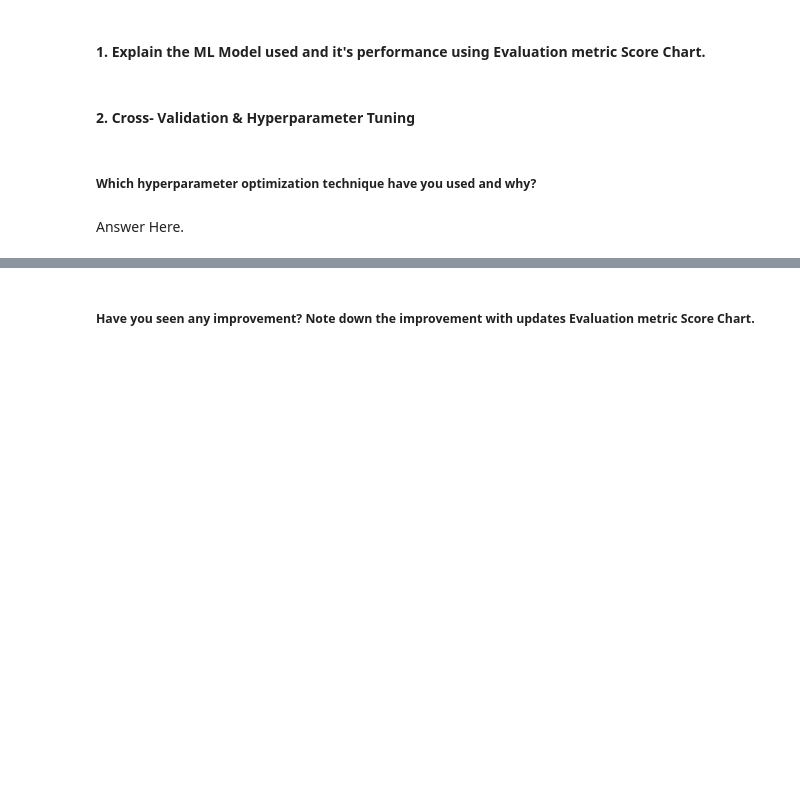
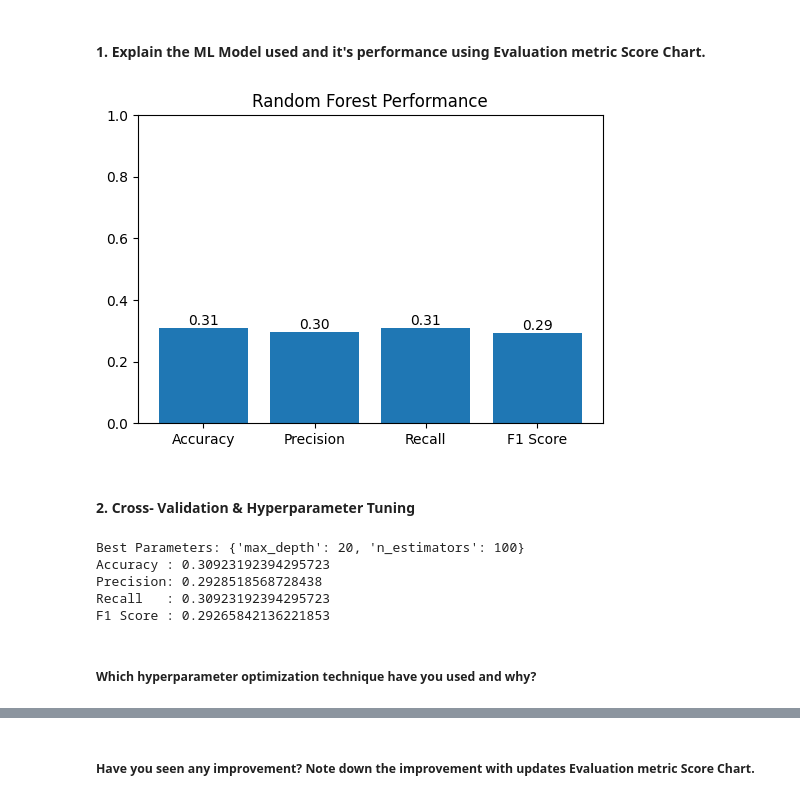
Before and after one commit to GEE2007/spotify-genre-classification, a Jupyter notebook: spotify_genre_classification.ipynb, the cells around one changed output, grey strips where cells are left out. Cells and saved outputs as stored; diff of their text form; code cells hidden in the pictures; blank space fills up the shorter version.

```diff
--- a/spotify_genre_classification.ipynb
+++ b/spotify_genre_classification.ipynb
@@ -1340,2 +1603,23 @@ Answer Here.
+# %%
+# Visualizing evaluation Metric Score chart
+metrics = {
+    "Accuracy": accuracy,
+    "Precision": precision,
+    "Recall": recall,
+    "F1 Score": f1
+}
+
+plt.figure(figsize=(6,4))
+plt.bar(metrics.keys(), metrics.values())
+
+plt.title("Random Forest Performance")
+plt.ylim(0,1)
+
+for i,v in enumerate(metrics.values()):
+    plt.text(i,v+0.01,f"{v:.2f}",ha="center")
+
+plt.show()
+# %% [output]
+[figure, added]
 # %% [markdown]
 #### 2. Cross- Validation & Hyperparameter Tuning
@@ -1348,4 +1626,43 @@ Answer Here.
+# %%
+# ML Model - 3 Implementation with hyperparameter optimization techniques (i.e., GridSearch CV, RandomSearch CV, Bayesian Optimization etc.)
+from sklearn.model_selection import GridSearchCV
+from sklearn.ensemble import RandomForestClassifier
+
+param_grid = {
+    "n_estimators": [100],
+    "max_depth": [20, None]
+}
+
+grid = GridSearchCV(
+    RandomForestClassifier(random_state=42),
+    param_grid=param_grid,
+    cv=3,
+    scoring="accuracy",
+    n_jobs=-1
+)
+
+grid.fit(X_train, y_train)
+
+print("Best Parameters:", grid.best_params_)
+
+best_rf = grid.best_estimator_
+
+y_pred_best = best_rf.predict(X_test)
+
+accuracy_best = accuracy_score(y_test, y_pred_best)
+precision_best = precision_score(y_test, y_pred_best, average="weighted", zero_division=0)
+recall_best = recall_score(y_test, y_pred_best, average="weighted")
+f1_best = f1_score(y_test, y_pred_best, average="weighted")
+
+print("Accuracy :", accuracy_best)
+print("Precision:", precision_best)
+print("Recall   :", recall_best)
+print("F1 Score :", f1_best)
+# %% [output]
+Best Parameters: {'max_depth': 20, 'n_estimators': 100}
+Accuracy : 0.30923192394295723
+Precision: 0.2928518568728438
+Recall   : 0.30923192394295723
+F1 Score : 0.29265842136221853
 # %% [markdown]
 ##### Which hyperparameter optimization technique have you used and why?
-# %% [markdown]
-Answer Here.
```
Also changed, not shown: parts of 43 cells of this notebook.
